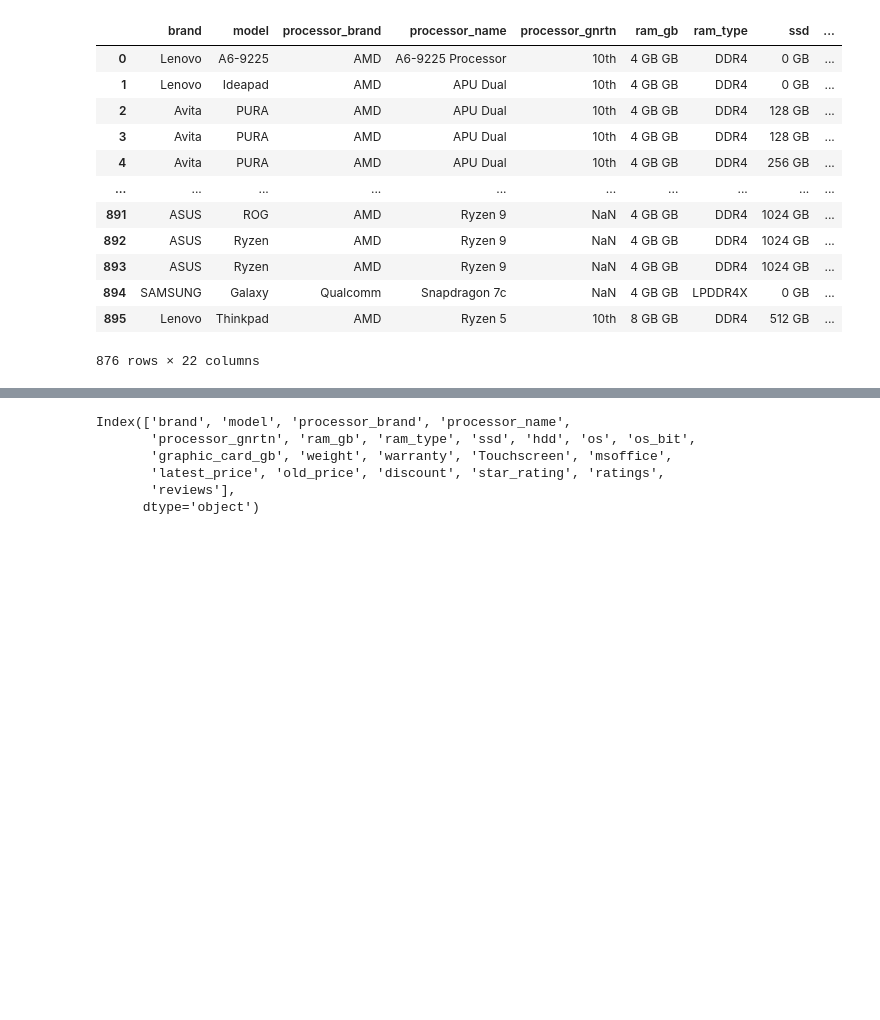
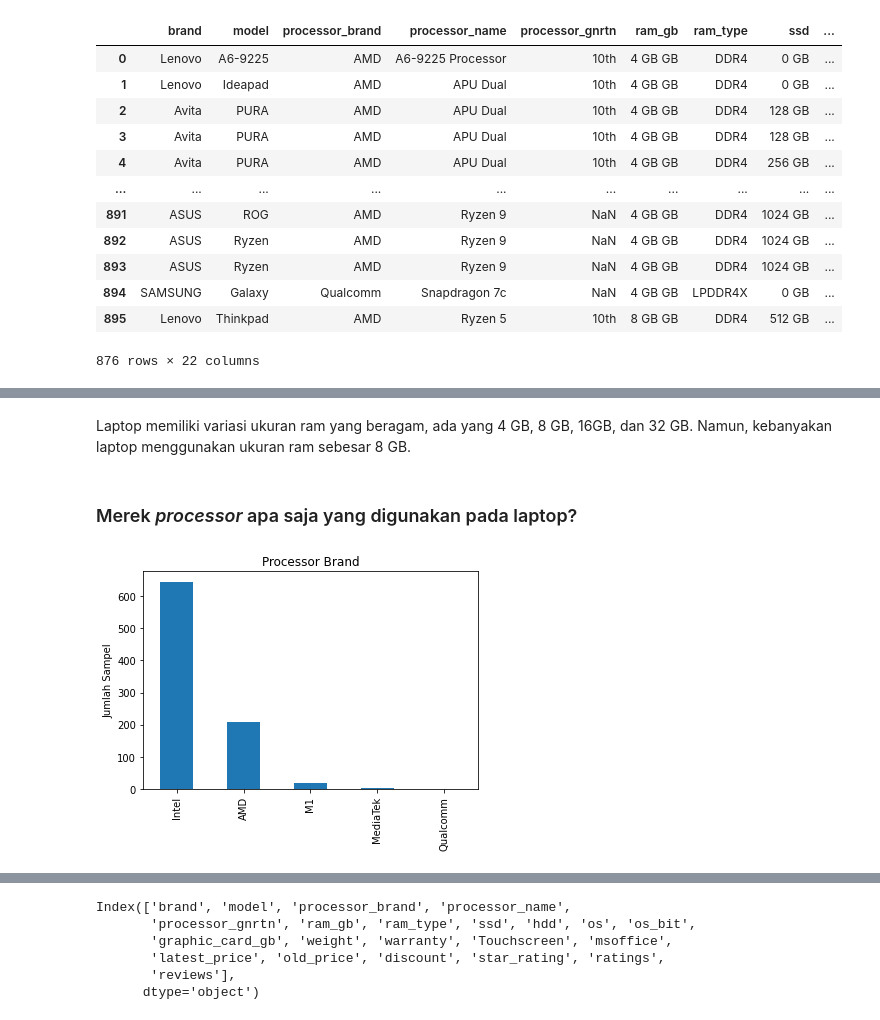
Before and after one commit to RipanRenaldi/project-01-predictiveanalytics, a Jupyter notebook: project1_predictive_analysis_laptop_price.ipynb, the cells around one changed output, grey strips where cells are left out. Drawn from its saved outputs; the diff is of its cells as text; code cells hidden in the pictures; blank space fills up the shorter version.

```diff
--- a/project1_predictive_analysis_laptop_price.ipynb
+++ b/project1_predictive_analysis_laptop_price.ipynb
@@ -228,0 +191,13 @@ counts.plot(kind="bar")
+# %% [markdown]
+Laptop memiliki variasi ukuran ram yang beragam, ada yang 4 GB, 8 GB, 16GB, dan 32 GB. Namun, kebanyakan laptop menggunakan ukuran ram sebesar 8 GB.
+# %% [markdown]
+### Merek *processor* apa saja yang digunakan pada laptop?
+# %%
+counts = df["processor_brand"].value_counts()
+counts.plot(kind="bar")
+plt.title("Processor Brand")
+plt.ylabel("Jumlah Sampel")
+plt.savefig("eda_processor_brand", dpi=70)
+plt.show()
+# %% [output]
+[figure, added]
```
Also changed, not shown: parts of 117 cells of this notebook, 1 other file.
